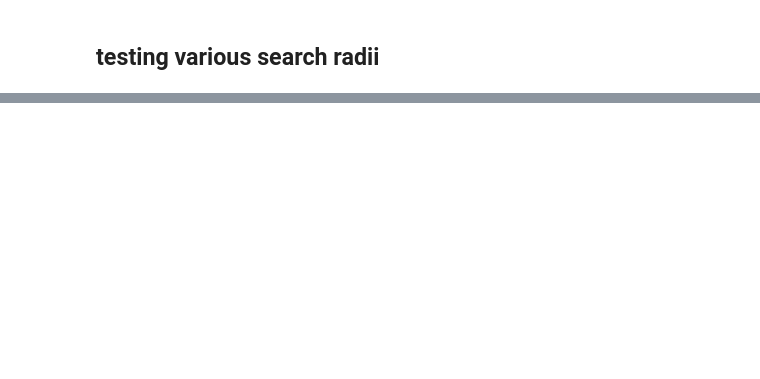
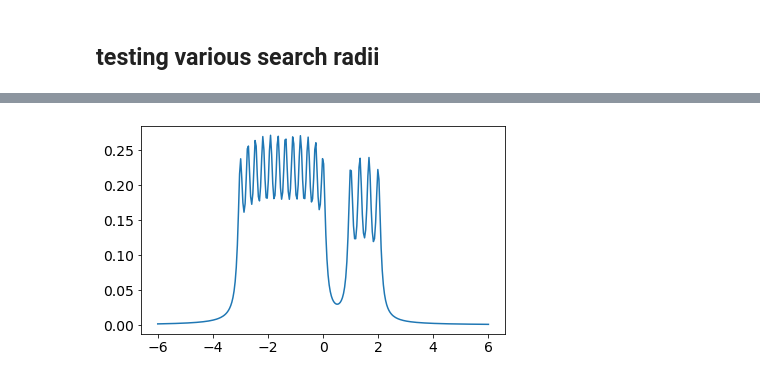
Before and after one commit to gautamra/Adaptive-Quantum-Design, a Jupyter notebook: AQD tight binding.ipynb, the cells around one changed output, grey strips where cells are left out. Cells and saved outputs as stored; diff of their text form; code cells hidden in the pictures; blank space fills up the shorter version.

```diff
--- a/AQD tight binding.ipynb
+++ b/AQD tight binding.ipynb
@@ -190,0 +228,5 @@ for test in tests:
+# %%
+for test in tests:
+    plt.plot(test.eex, test.target, label = "Target")
+# %% [output]
+[figure, added]
```
Also changed, not shown: parts of 9 cells of this notebook.
